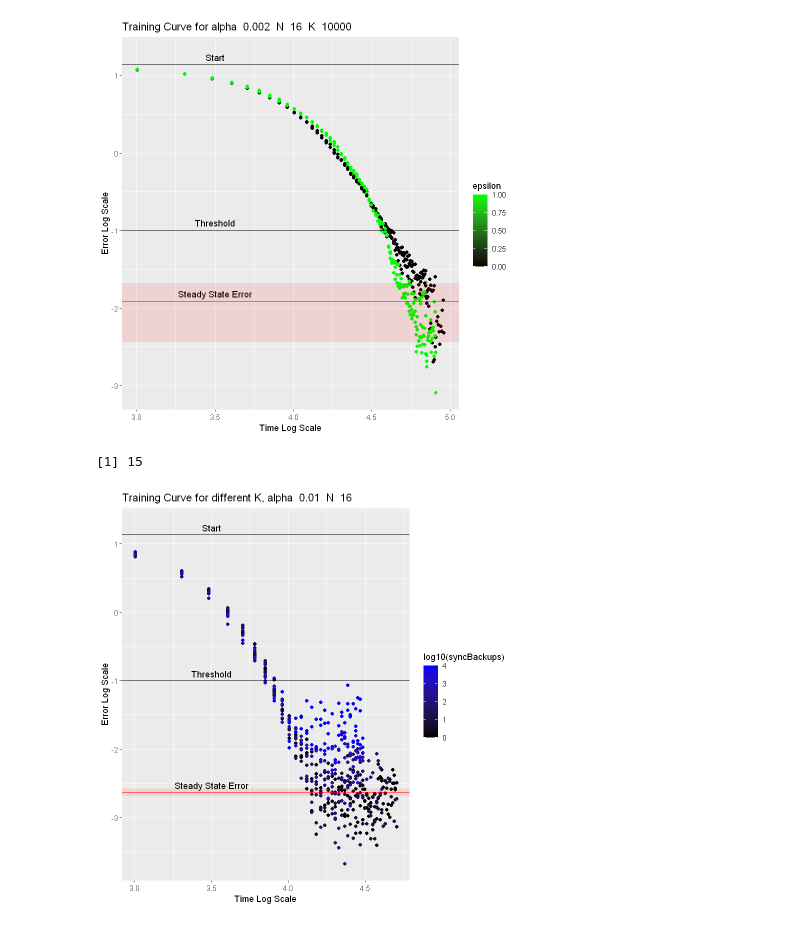
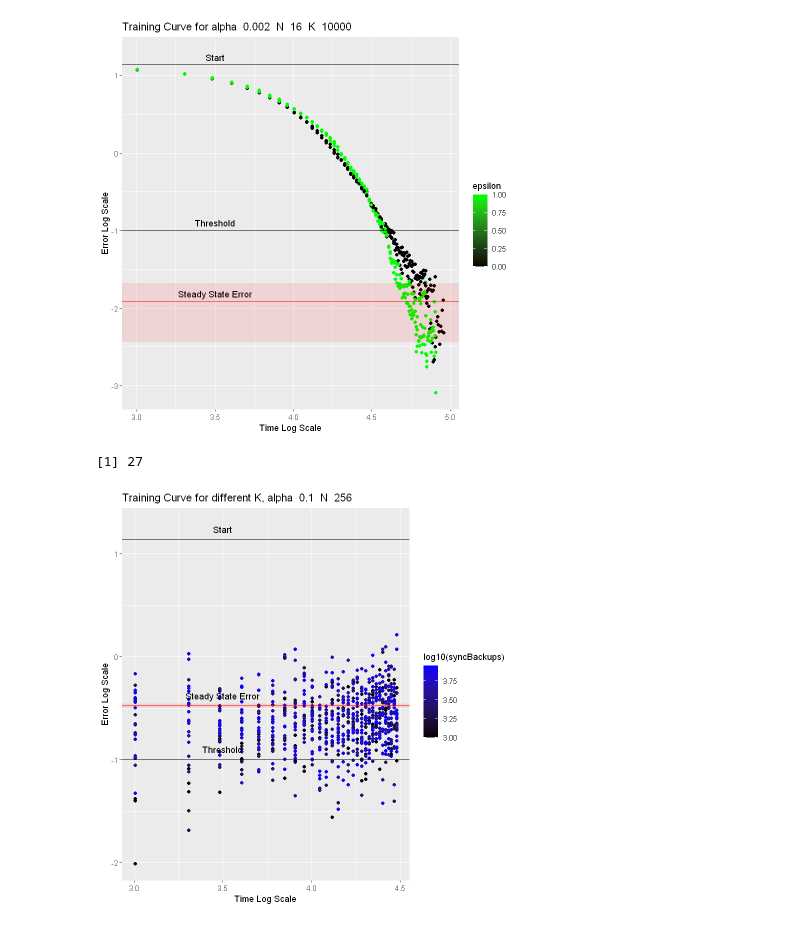
Before and after one commit to MichaelEinhorn/FederatedRL, a Jupyter notebook: trajectoriesR.ipynb, the cells around one changed output. Saved outputs shown, nothing was run; the diff lists cells and outputs as text; code cells hidden in the pictures.

Commit message:
graph K

```diff
--- a/trajectoriesR.ipynb
+++ b/trajectoriesR.ipynb
@@ -1,7 +1,8 @@
 # %%
 library(ggplot2)
 # %%
-dataFull <- read.csv("mdpv4Traj.csv", header=TRUE)
+# dataFull <- read.csv("mdpv4Traj.csv", header=TRUE)
+dataFull <- read.csv("mdpvKTraj.csv", header=TRUE)
 dataFull <- dataFull[dataFull$alpha <= 1, ]
 print("rows")
 nrow(dataFull)
@@ -9,7 +10,8 @@ print("cols")
 ncol(dataFull)
 print("unique alpha")
 sort(unique(dataFull$alpha))
+sort(unique(dataFull$syncBackups))
 
-head(dataFull, 2)
+head(dataFull, 4)
 # %% [output]
 [1] "rows"
@@ -27,5 +31,5 @@ A data.frame: 2 × 23
 # %%
-a = 0.001
+a = 0.005
 title <- paste("Training Curve for alpha ", a)
 data <- dataFull[dataFull$alpha == a & (dataFull$syncBackups == 1 | dataFull$syncBackups == -1) & dataFull$fedP == 1,]
 nrow(data[data$epsToBackup == 1010,])
@@ -201,41 +205,41 @@ p
 [1] 6
 [figure]
 # %%
-a = 0.01
-N = 16
+a = 0.1
+N = 256
 # a = a * N
 title <- paste("Training Curve for different K, alpha ", a, " N ", N)
 data <- dataFull[dataFull$alpha == a & dataFull$fedP == N & dataFull$epsilon == 1,]
 data$syncBackups[data$syncBackups == -1] <- 1
 nrow(data[data$epsToBackup == 1010,])
 sqDiff = data$diffs ** 2
 
 avgDiffs = c()
 for (trial in unique(data$trial)){
     for (eps in unique(data$epsilon)){
         temp <- data[data$trial == trial & data$epsilon == eps,]
         tempTime <- max(temp$epsToBackup)
         temp <- temp[temp$epsToBackup > tempTime - 10 * 1010,]
         diff <- mean(temp$diffs ** 2)
         avgDiffs = append(avgDiffs, diff)
     }
 }
 
 time <- data$epsToBackup
 p <- ggplot(data, aes(x=log10(time), y=log10(sqDiff)))
 p <- p + ggtitle(title)
 p <- p + geom_point(aes(colour = log10(syncBackups)))
 p <- p + xlab("Time Log Scale") + ylab("Error Log Scale")
 p <- p + scale_color_gradientn(colors = c("black", "blue"))
 p <- p + ylim(NA, log10(15) + 0.1) # needed to keep top line not grayed out
 p <- p + geom_hline(yintercept=log10(0.1)) + annotate(geom="text", x=3.5, y=log10(0.1) + 0.1, label="Threshold")
 p <- p + geom_hline(yintercept=log10(13.731440581206959)) + annotate(geom="text", x=3.5, y=log10(13.731440581206959) + 0.1, label="Start")
 p <- p + geom_hline(yintercept=log10(mean(avgDiffs)), color="red") + annotate(geom="text", x=3.5, y=log10(mean(avgDiffs)) + 0.1, label="Steady State Error")
 p <- p + geom_rect(data=data[1,], inherit.aes=FALSE, xmin=0, xmax=Inf, ymin=log10(mean(avgDiffs) - sd(avgDiffs)), ymax=log10(mean(avgDiffs) + sd(avgDiffs)), fill="red", alpha=0.1) # steady state error sd
 p
 # %% [output]
-[1] 15
+[1] 27
-[figure, old version]
+[figure, new version]
 # %%
 as = list(0.001, 0.002, 0.005, 0.01, 0.02, 0.05, 0.1, 1)
 Ns = list(1, 2, 4, 8, 16)
```
Also changed, not shown: parts of 2 cells of this notebook, 1 other file.
